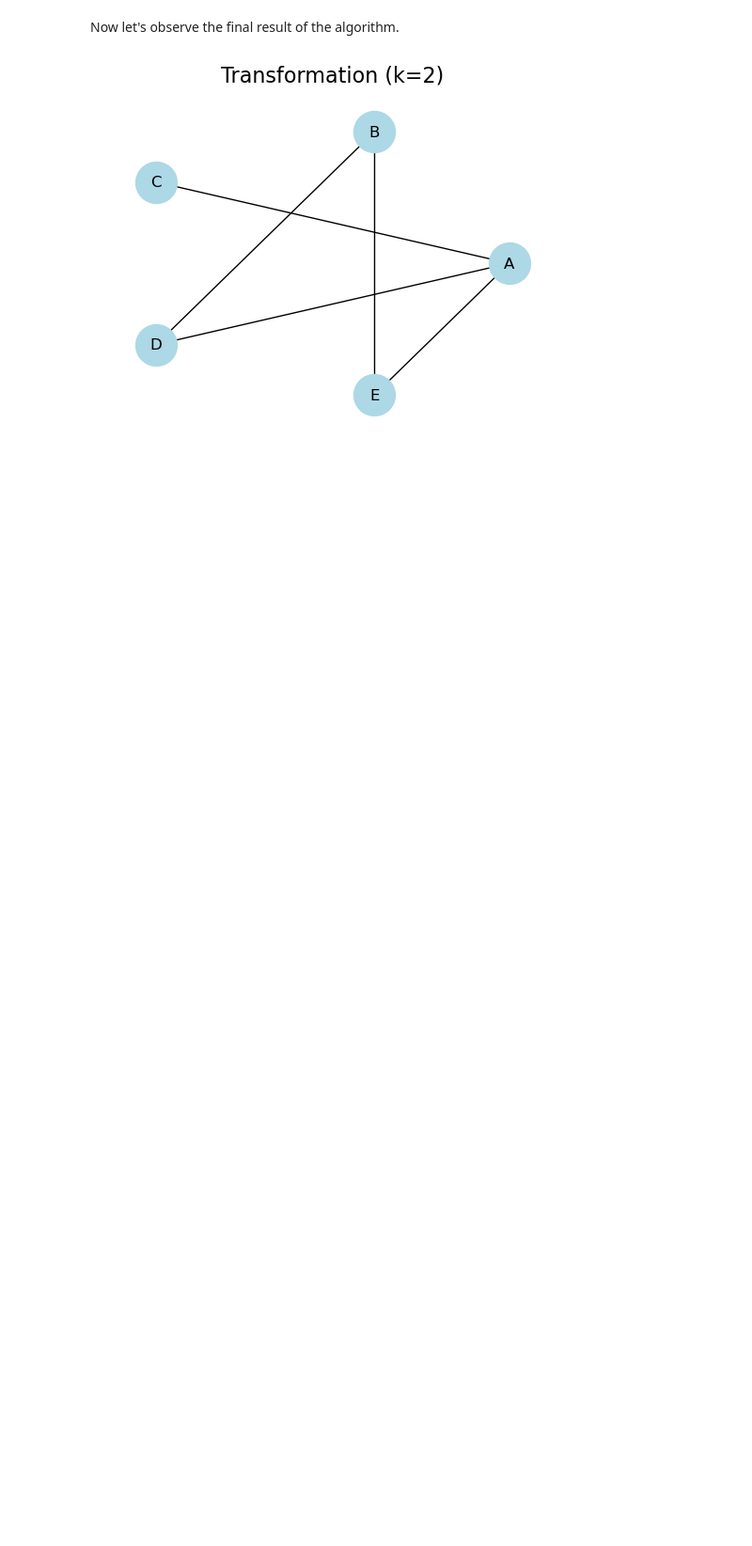
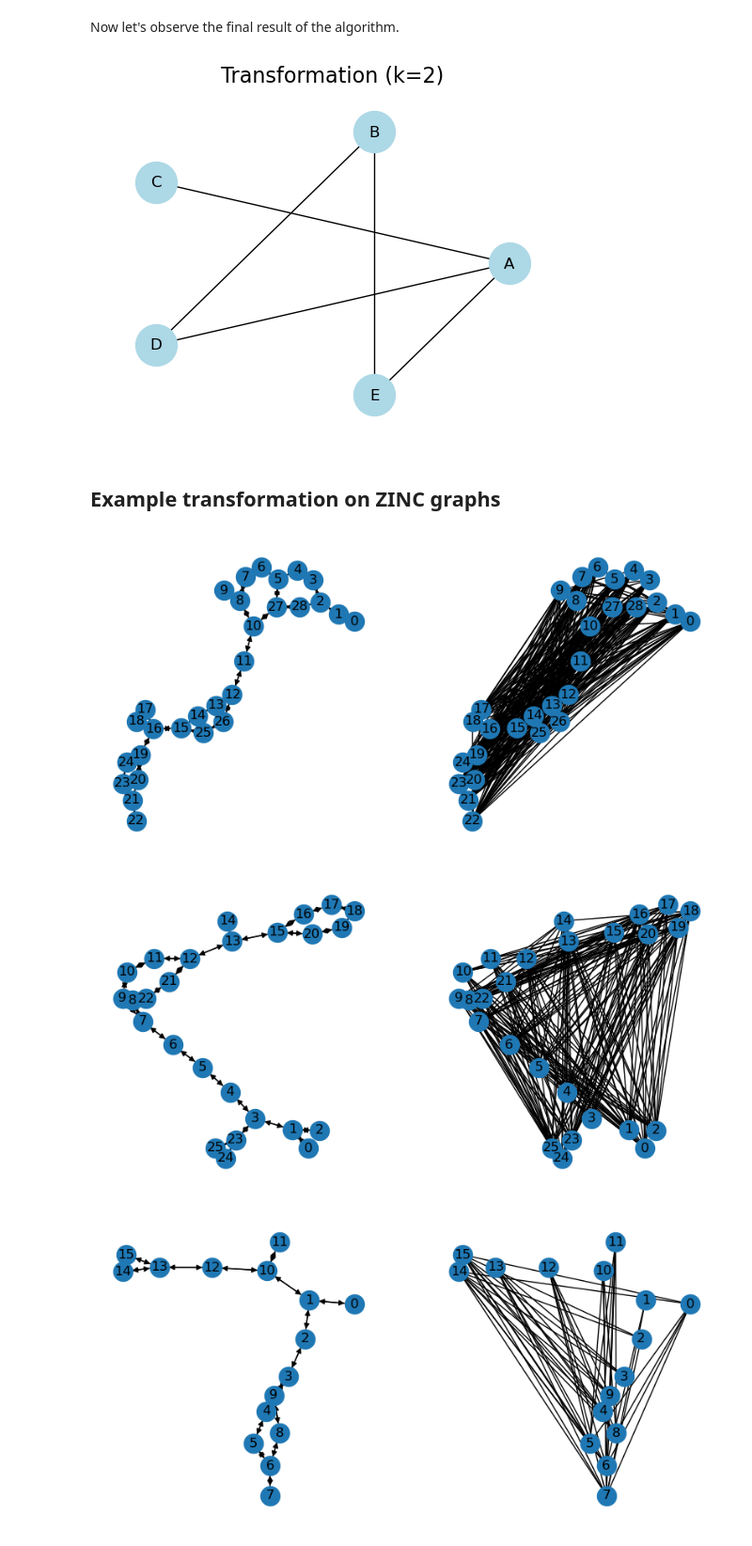
Before and after one commit to max-seeli/selective-long-range-connection-gnn, a Jupyter notebook: slrc_demo.ipynb, the cells around one changed output. Shown at 94% size. Drawn from its saved outputs; the diff is of its cells as text; code cells hidden in the pictures; blank space fills up the shorter version.

Commit message:
Added zinc transformation examples

```diff
--- a/slrc_demo.ipynb
+++ b/slrc_demo.ipynb
@@ -135,3 +135,31 @@ draw(T, f'Transformation (k={k})', shadow=False)
 save('final')
 # %% [output]
 [figure]
+# %% [markdown]
+## Example transformation on ZINC graphs
+# %%
+from tasks.zinc_dataset import Zinc
+from torch_geometric.utils import to_networkx
+from slrc import create_k_hop_graph
+
+zinc, _ = Zinc().get_dataset(10, {
+    'do_generation': False
+    })
+# %%
+for graph in zinc:
+    graph = to_networkx(graph)
+    T = create_k_hop_graph(graph, k=5)
+
+    pos = nx.spring_layout(graph)
+
+    # Plot graph and slrc transformed graph
+    plt.figure(figsize=(10, 5))
+    plt.subplot(121)
+    nx.draw(graph, with_labels=True, pos=pos)
+    plt.subplot(122)
+    nx.draw(T, with_labels=True, pos=pos)
+    plt.show()
+# %% [output]
+[figure, added]
+[figure, added]
+[figure, added]
```
Also changed, not shown: parts of 2 cells of this notebook.
